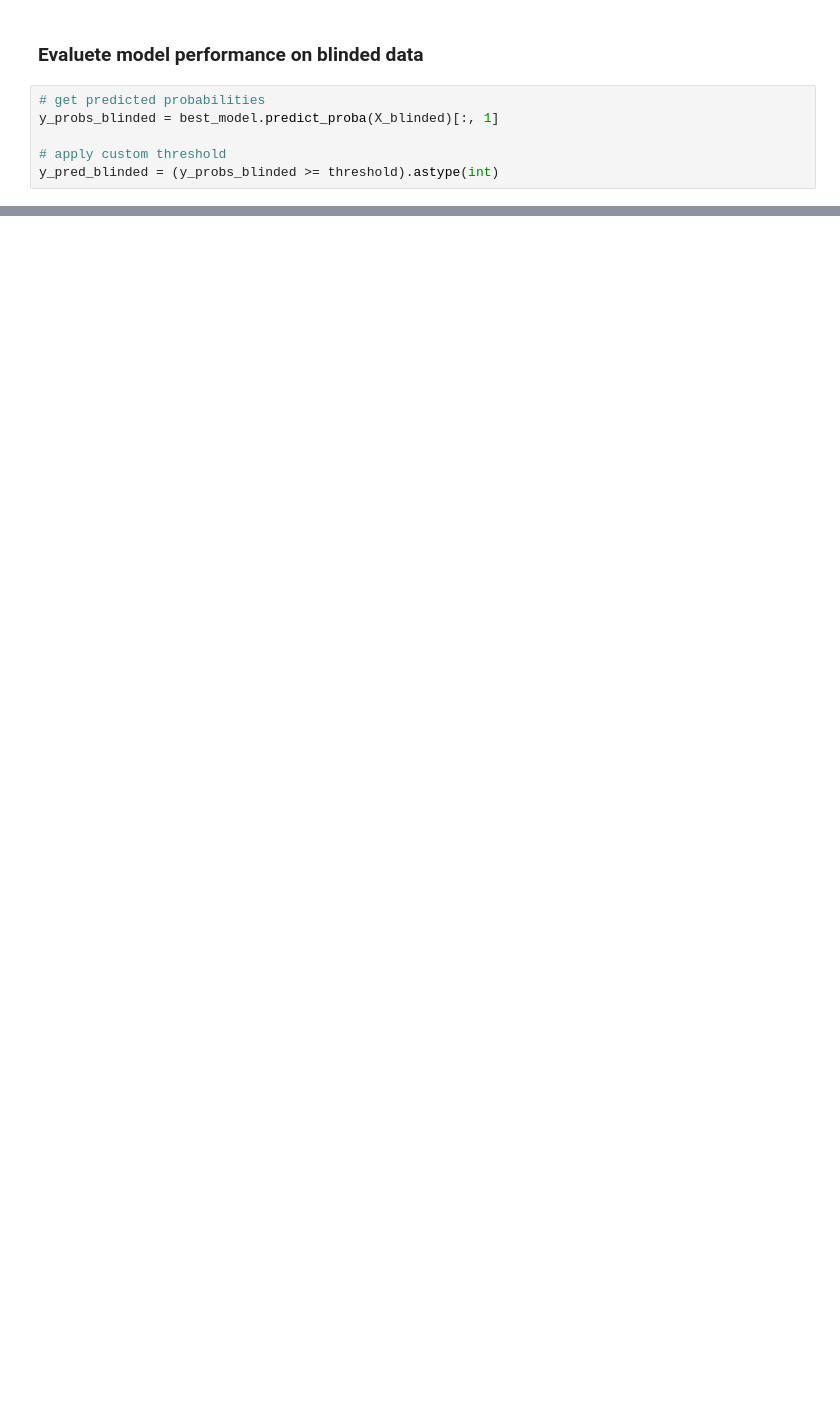
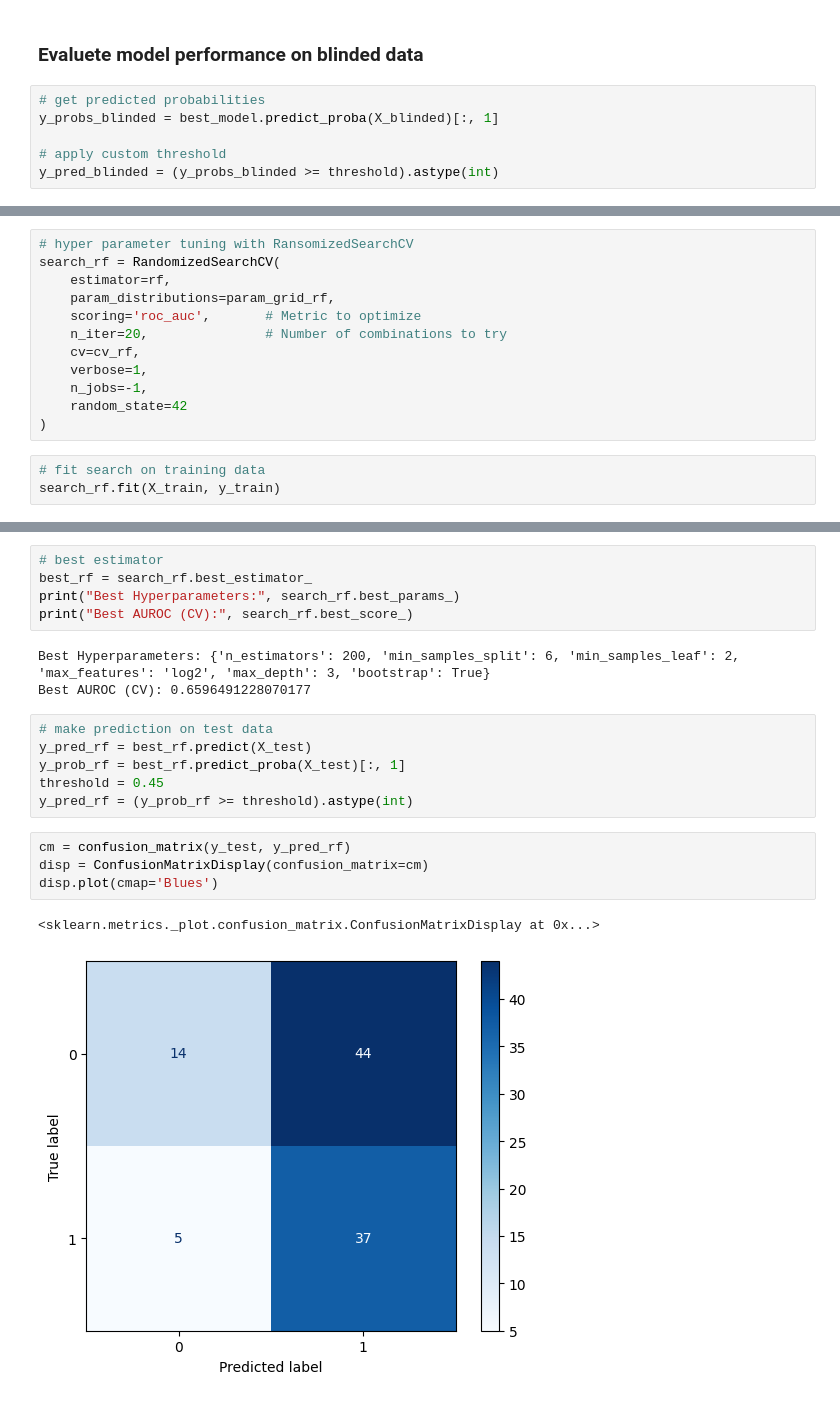
Before and after one commit to Priyanka32-gif/Tibia_bone_Classification, a Jupyter notebook: notebooks/Model_development.ipynb, the cells around one changed output, grey strips where cells are left out. Cells and saved outputs as stored; diff of their text form; blank space fills up the shorter version.

```diff
--- a/notebooks/Model_development.ipynb
+++ b/notebooks/Model_development.ipynb
@@ -263,0 +161,15 @@ array([1, 1, 1, 1, 1, 0, 0, 1, 1, 1, 1, 1, 1, 1, 1, 1, 1, 1, 1, 1, 1, 1,
+# %%
+# hyper parameter tuning with RansomizedSearchCV
+search_rf = RandomizedSearchCV(
+    estimator=rf,
+    param_distributions=param_grid_rf,
+    scoring='roc_auc',       # Metric to optimize
+    n_iter=20,               # Number of combinations to try
+    cv=cv_rf,
+    verbose=1,
+    n_jobs=-1,
+    random_state=42
+)
+# %%
+# fit search on training data
+search_rf.fit(X_train, y_train)
@@ -263,0 +189,21 @@ array([1, 1, 1, 1, 1, 0, 0, 1, 1, 1, 1, 1, 1, 1, 1, 1, 1, 1, 1, 1, 1, 1,
+# %%
+# best estimator
+best_rf = search_rf.best_estimator_
+print("Best Hyperparameters:", search_rf.best_params_)
+print("Best AUROC (CV):", search_rf.best_score_)
+# %% [output]
+Best Hyperparameters: {'n_estimators': 200, 'min_samples_split': 6, 'min_samples_leaf': 2, 'max_features': 'log2', 'max_depth': 3, 'bootstrap': True}
+Best AUROC (CV): 0.6596491228070177
+# %%
+# make prediction on test data
+y_pred_rf = best_rf.predict(X_test)
+y_prob_rf = best_rf.predict_proba(X_test)[:, 1]
+threshold = 0.45
+y_pred_rf = (y_prob_rf >= threshold).astype(int)
+# %%
+cm = confusion_matrix(y_test, y_pred_rf)
+disp = ConfusionMatrixDisplay(confusion_matrix=cm)
+disp.plot(cmap='Blues')
+# %% [output]
+<sklearn.metrics._plot.confusion_matrix.ConfusionMatrixDisplay at 0x...>
+[figure, added]
```
Also changed, not shown: parts of 46 cells of this notebook, 7 other files.
